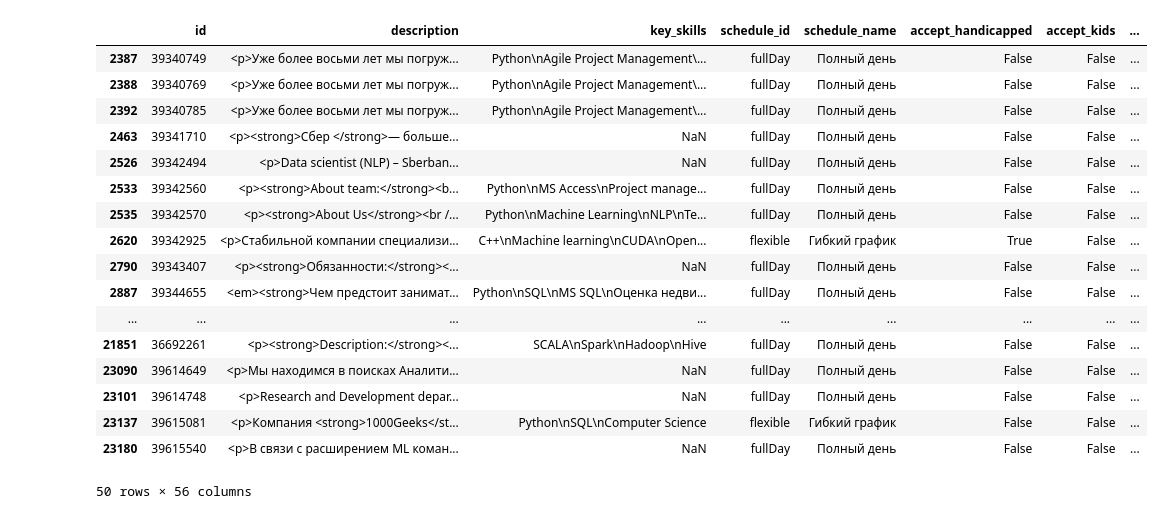
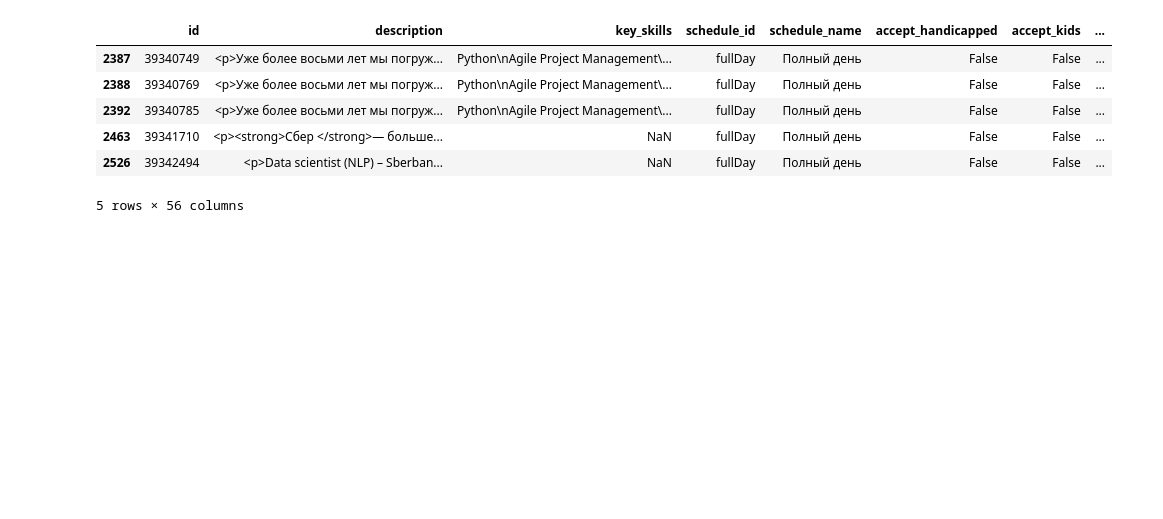
Before and after one commit to sashhhaka/HH-VacancyAnalysis, a Jupyter notebook: initial_preprocessing.ipynb, the cells around one changed output. Cells and saved outputs as stored; diff of their text form; code cells hidden in the pictures; blank space fills up the shorter version.

```diff
--- a/initial_preprocessing.ipynb
+++ b/initial_preprocessing.ipynb
@@ -77,22 +61,11 @@ plt.show()
 # %%
-vacancies_2020.head(50)
+vacancies_2020.head(5)
 # %% [output]
 |  | id | description | key_skills | schedule_id | schedule_name | accept_handicapped | accept_kids | ... |
 | 2387 | 39340749 | <p>Уже более восьми лет мы погруж... | Python\nAgile Project Management\... | fullDay | Полный день | False | False | ... |
 | 2388 | 39340769 | <p>Уже более восьми лет мы погруж... | Python\nAgile Project Management\... | fullDay | Полный день | False | False | ... |
 | 2392 | 39340785 | <p>Уже более восьми лет мы погруж... | Python\nAgile Project Management\... | fullDay | Полный день | False | False | ... |
 | 2463 | 39341710 | <p><strong>Сбер </strong>— больше... | NaN | fullDay | Полный день | False | False | ... |
 | 2526 | 39342494 | <p>Data scientist (NLP) – Sberban... | NaN | fullDay | Полный день | False | False | ... |
-| 2533 | 39342560 | <p><strong>About team:</strong><b... | Python\nMS Access\nProject manage... | fullDay | Полный день | False | False | ... |
-| 2535 | 39342570 | <p><strong>About Us</strong><br /... | Python\nMachine Learning\nNLP\nTe... | fullDay | Полный день | False | False | ... |
-| 2620 | 39342925 | <p>Стабильной компании специализи... | C++\nMachine learning\nCUDA\nOpen... | flexible | Гибкий график | True | False | ... |
-| 2790 | 39343407 | <p><strong>Обязанности:</strong><... | NaN | fullDay | Полный день | False | False | ... |
-| 2887 | 39344655 | <em><strong>Чем предстоит занимат... | Python\nSQL\nMS SQL\nОценка недви... | fullDay | Полный день | False | False | ... |
-| ... | ... | ... | ... | ... | ... | ... | ... | ... |
-| 21851 | 36692261 | <p><strong>Description:</strong><... | SCALA\nSpark\nHadoop\nHive | fullDay | Полный день | False | False | ... |
-| 23090 | 39614649 | <p>Мы находимся в поисках Аналити... | NaN | fullDay | Полный день | False | False | ... |
-| 23101 | 39614748 | <p>Research and Development depar... | NaN | fullDay | Полный день | False | False | ... |
-| 23137 | 39615081 | <p>Компания <strong>1000Geeks</st... | Python\nSQL\nComputer Science | flexible | Гибкий график | False | False | ... |
-| 23180 | 39615540 | <p>В связи с расширением ML коман... | NaN | fullDay | Полный день | False | False | ... |
-50 rows × 56 columns
+5 rows × 56 columns
 # %%
```
Also changed, not shown: parts of 12 cells of this notebook, 1 other file.
